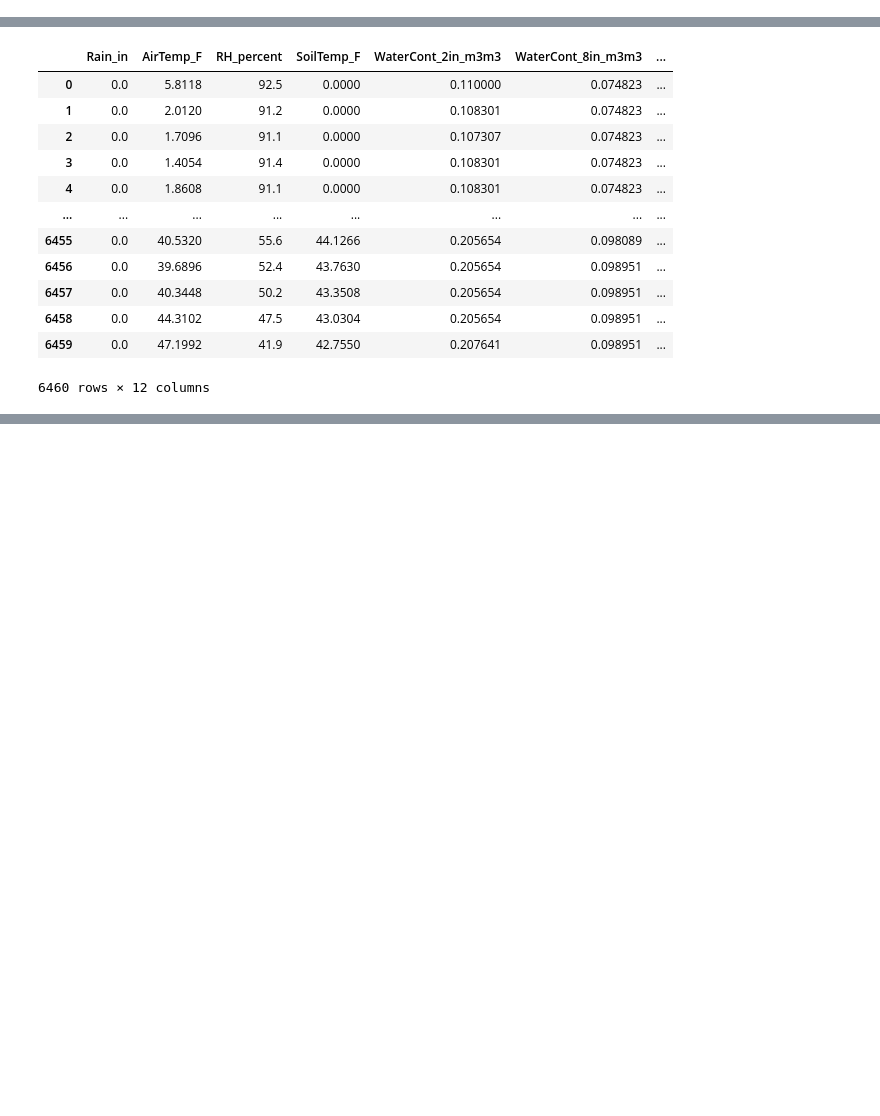
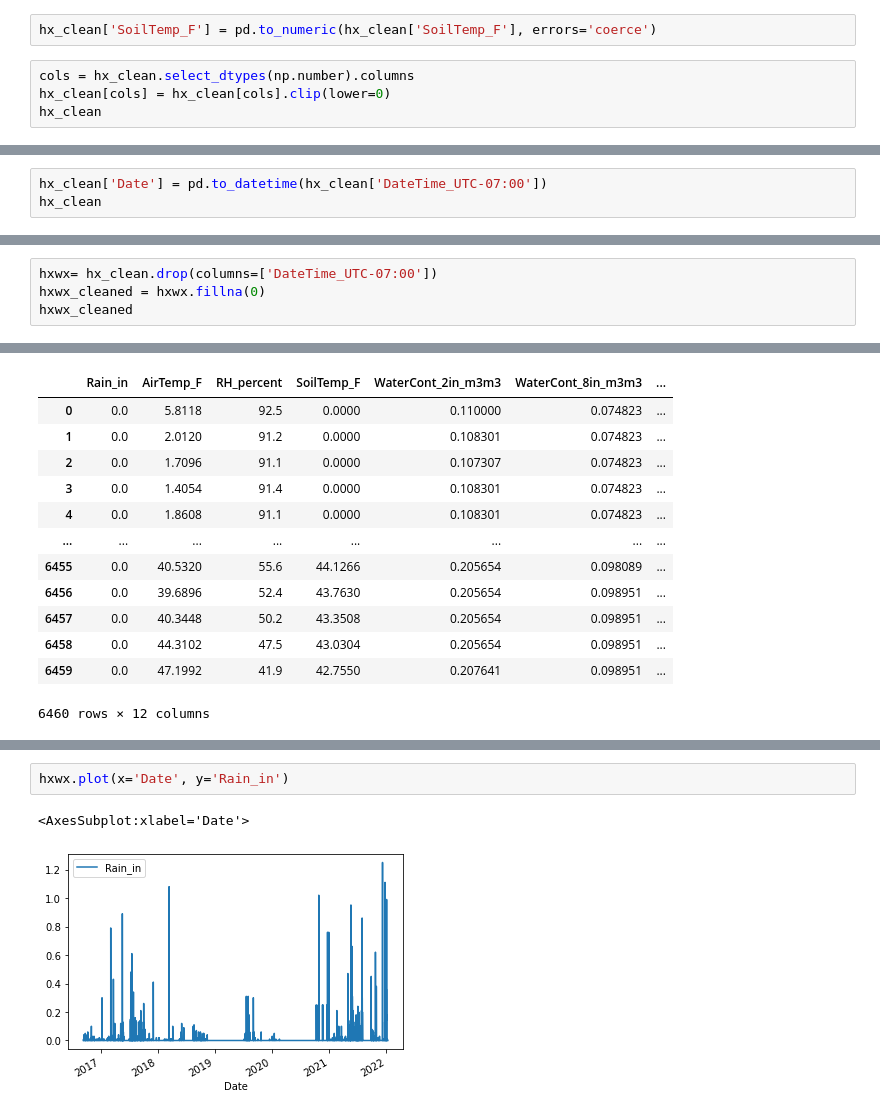
Before and after one commit to emaynard10/Phenology-Analysis, a Jupyter notebook: cleaning_wxdata.ipynb, the cells around one changed output, grey strips where cells are left out. Cells and saved outputs as stored; diff of their text form; blank space fills up the shorter version.

```diff
--- a/cleaning_wxdata.ipynb
+++ b/cleaning_wxdata.ipynb
@@ -22,0 +57,6 @@ df
+# %%
+hx_clean['SoilTemp_F'] = pd.to_numeric(hx_clean['SoilTemp_F'], errors='coerce')
+# %%
+cols = hx_clean.select_dtypes(np.number).columns
+hx_clean[cols] = hx_clean[cols].clip(lower=0)
+hx_clean
@@ -22,0 +91,3 @@ df
+# %%
+hx_clean['Date'] = pd.to_datetime(hx_clean['DateTime_UTC-07:00'])
+hx_clean
@@ -22,0 +108,4 @@ df
+# %%
+hxwx= hx_clean.drop(columns=['DateTime_UTC-07:00'])
+hxwx_cleaned = hxwx.fillna(0)
+hxwx_cleaned
@@ -145,0 +284,5 @@ TypeError: cannot perform __pow__ with this index type: DatetimeArray
+# %%
+hxwx.plot(x='Date', y='Rain_in')
+# %% [output]
+<AxesSubplot:xlabel='Date'>
+[figure, added]
```
Also changed, not shown: parts of 12 cells of this notebook.
